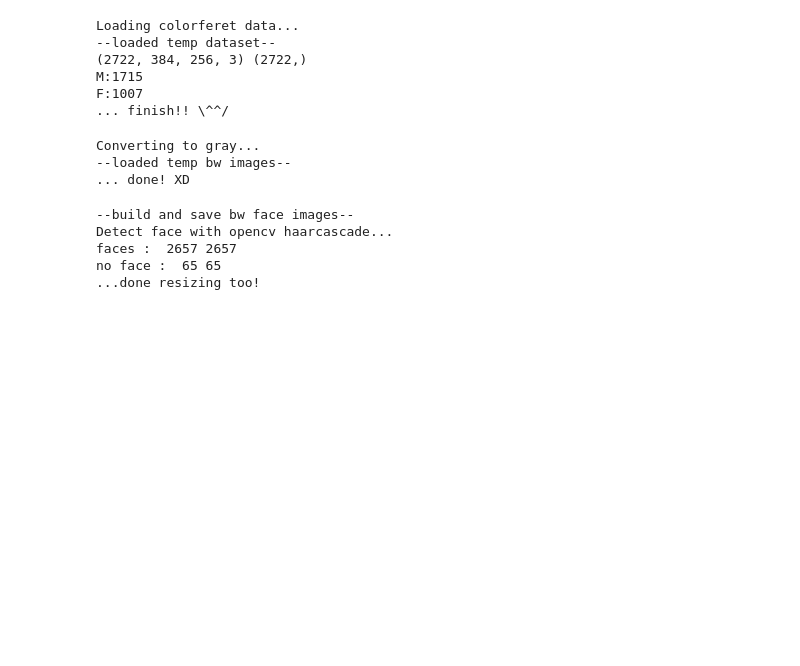
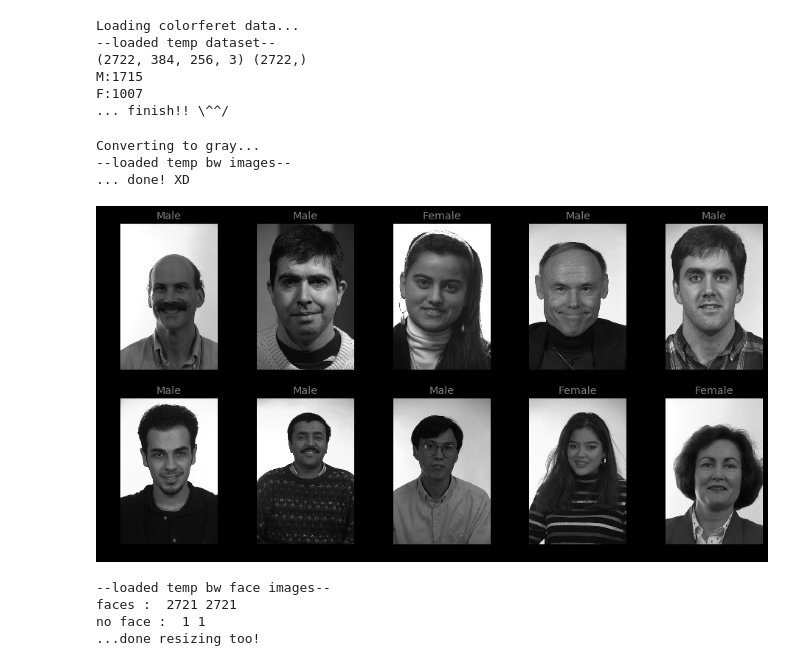
Before and after one commit to otivedani/hedge_hog, a Jupyter notebook: examples/ColorFERET_HOG_latest.ipynb, the cells around one changed output. Drawn from its saved outputs; the diff is of its cells as text; code cells hidden in the pictures; blank space fills up the shorter version.

```diff
--- a/examples/ColorFERET_HOG_latest.ipynb
+++ b/examples/ColorFERET_HOG_latest.ipynb
@@ -85,3 +85,17 @@ print("... done! XD")
 Converting to gray...
 --loaded temp bw images--
 ... done! XD
+# %%
+show_size = (2,5)
+
+sample_ix = np.random.choice(len(clf_images_bw),show_size)
+f, axs = plt.subplots(*show_size, figsize=(16,8))
+# print((len(axs)))
+# ax[0].imshow(clf_images_bw[sample_ix[0]])
+# ax[1].imshow(clf_images_bw[sample_ix[1]])
+for i, ax in np.ndenumerate(axs):
+    ax.imshow(clf_images_bw[sample_ix[i]], cmap='gray')
+    ax.axis('off')
+    ax.set_title('Female' if clf_targets[sample_ix[i]] == 0 else 'Male', color='gray', fontsize='x-large')
+# %% [output]
+[figure, added]
@@ -91,62 +132,34 @@ face_imgs, face_targets, noface_imgs, noface_targets = [],[],[],[]
 # rzd_face_imgs, rzd_noface_imgs = [],[]
 
 try:
-    face_imgs, face_targets, noface_imgs, noface_targets = np.load('.temp/face_noface_imgs.npy')
+    face_imgs, face_targets, noface_imgs, noface_targets = np.load('.temp/face_noface_imgs.npy', allow_pickle=True)
     print("--loaded temp bw face images--")
 except:
     print("--build and save bw face images--")
 
-    #Windows
-    # faceCascade = cv2.CascadeClassifier(cv2.haarcascades+'haarcascade_frontalface_default.xml')
-    # faceCascade = cv2.CascadeClassifier('../Library/etc/haarcascades/haarcascade_frontalface_default.xml')
-    faceCascade = cv2.CascadeClassifier("A:\ProgramData\Anaconda3\envs\pencit\Library\etc\haarcascades\haarcascade_frontalface_default.xml")
-    #Linux
-    # faceCascade = cv2.CascadeClassifier("/media/otivedani/Alpha/~linux/anaconda3/envs/pencit/share/OpenCV/haarcascades/haarcascade_frontalface_default.xml")
+    noface_imgs = clf_images_bw[np.where(~is_face_found)]
+    tmp_face_imgs = [ img[y:y+h, x:x+w] for img, (x, y, w, h) in zip(clf_images_bw[np.where(is_face_found)], face_rects[np.where(is_face_found)])]
 
-    # maxh, maxw for resizing later
-    max_h, max_w = (0, 0)
-    _rz_factor = 1
+    noface_targets = clf_targets[np.where(~is_face_found)]
+    face_targets = clf_targets[np.where(is_face_found)]
 
-    tmp_face_imgs, tmp_noface_imgs = [],[]
-    face_rects = []
-
-    print("Detect face with opencv haarcascade...")
-    # iterate over array
-    for i, img_bw in enumerate(clf_images_bw):
-        try:
-            facepos = faceCascade.detectMultiScale(img_bw,1.2,5)
-            x,y,w,h = facepos[0]
-            w = int(w*_rz_factor)
-            h = int(h*_rz_factor)
-            max_h = h if (max_h < h) else max_h
-            max_w = w if (max_w < w) else max_w
-            #found face!
-            roi_face = img_bw[y:y+h, x:x+w]
-            tmp_face_imgs.append(roi_face)
-            face_targets.append(clf_targets[i])
-
-            #save rectangles
-            face_rects.append((x,y,x+w,y+h))
-        except:
-            #no face?
-            tmp_noface_imgs.append(img_bw)
-            noface_targets.append(clf_targets[i])
-
+    # print(np.amax(face_rects, axis=0))
+    max_x, max_y, max_w, max_h = np.amax(face_rects, axis=0)
     #make all face same size
     #use CV
     face_imgs   = [ cv2.resize(fimg,(max_w,max_h)) for fimg in tmp_face_imgs ]
-    noface_imgs = [ cv2.resize(fimg,(max_w,max_h)) for fimg in tmp_noface_imgs ]
+    # noface_imgs = [ cv2.resize(fimg,(max_w,max_h)) for fimg in tmp_noface_imgs ]
     # #use skimage
     # rzd_face_imgs   = [ transform.resize(fimg,(max_h,max_w)) for fimg in face_imgs ]
     # rzd_noface_imgs = [ transform.resize(fimg,(max_h,max_w)) for fimg in noface_imgs ]
+
     np.save('.temp/face_noface_imgs.npy', (face_imgs, face_targets, noface_imgs, noface_targets))
 
 print("faces : ",len(face_imgs), len(face_targets) )
 print("no face : ",len(noface_imgs), len(noface_targets) )
 print("...done resizing too!")
 # %% [output]
---build and save bw face images--
-Detect face with opencv haarcascade...
-faces :  2657 2657
-no face :  65 65
+--loaded temp bw face images--
+faces :  2721 2721
+no face :  1 1
 ...done resizing too!
```
Also changed, not shown: parts of 13 cells of this notebook, 2 other files.
